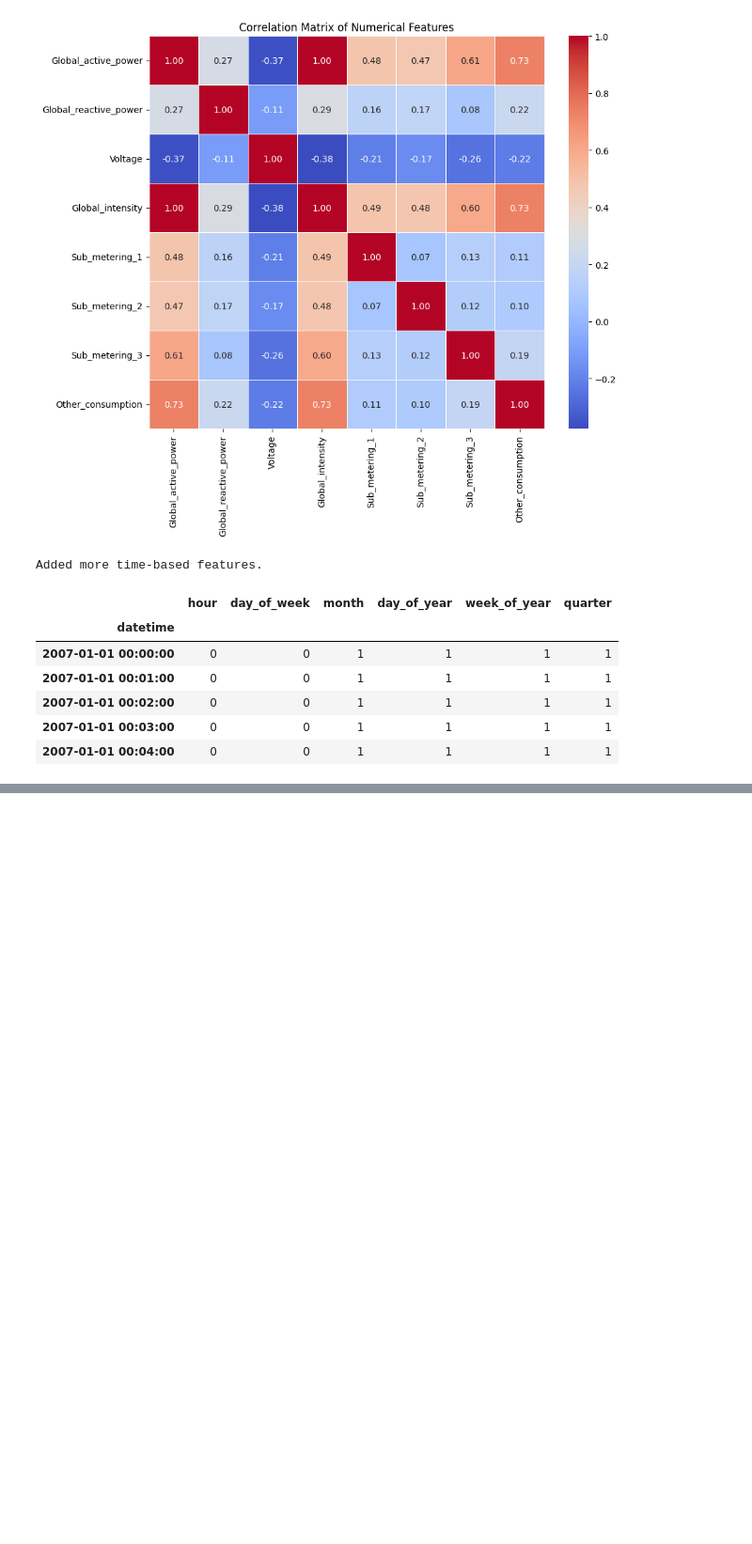
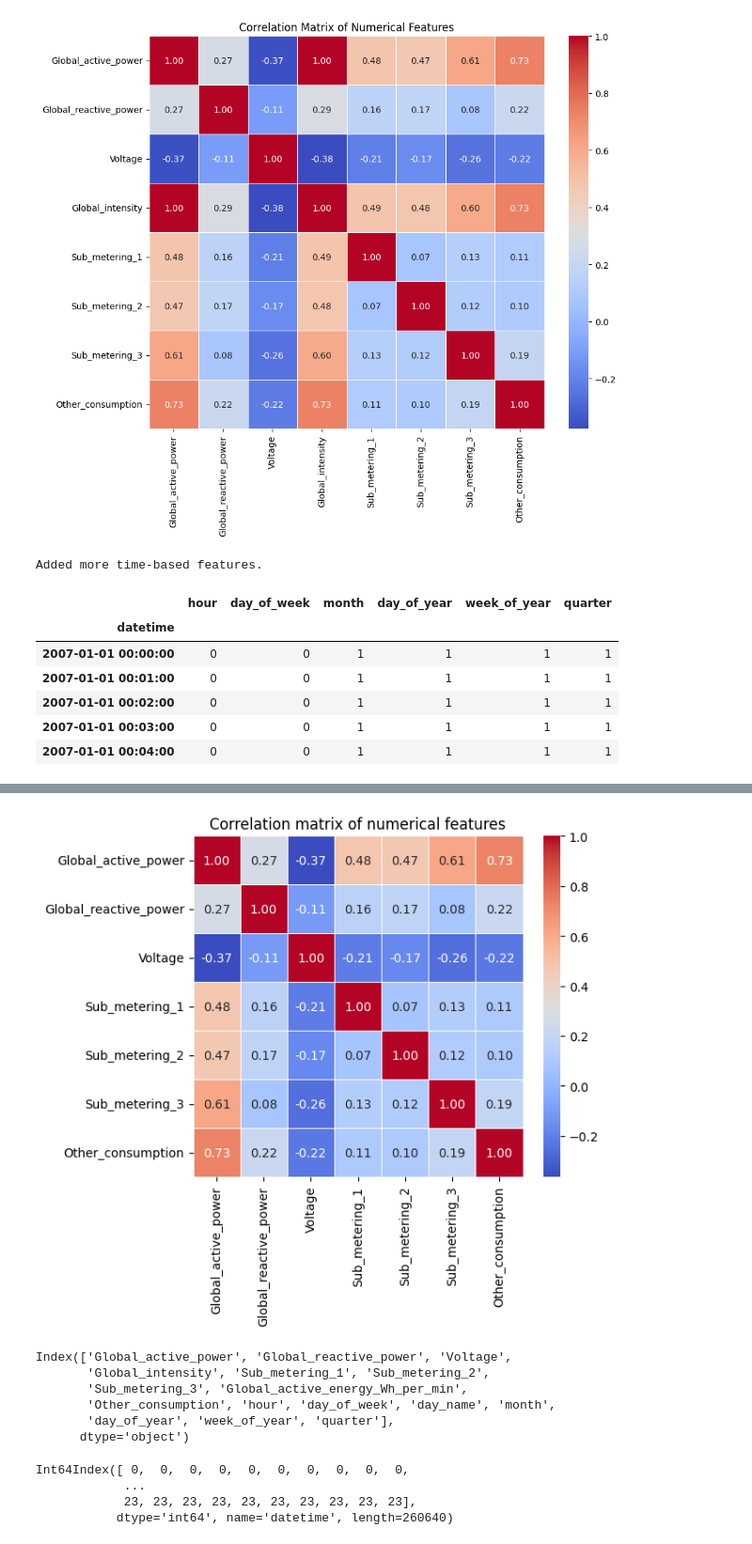
Before and after one commit to rshikha95/Sustainability-Energy-Project, a Jupyter notebook: 01_Data_Loading_and_EDA.ipynb, the cells around one changed output, grey strips where cells are left out. Shown at 94% size. Cells and saved outputs as stored; diff of their text form; code cells hidden in the pictures; blank space fills up the shorter version.

Commit message:
Generated complete correlation matrix and refined key observations

```diff
--- a/01_Data_Loading_and_EDA.ipynb
+++ b/01_Data_Loading_and_EDA.ipynb
@@ -408,0 +519,35 @@ Added more time-based features.
+# %%
+# Correlation analysis
+
+if df is not None:
+    numerical_cols_for_corr = ['Global_active_power', 'Global_reactive_power', 'Voltage', 'GLobal_intensity', 'Sub_metering_1', 'Sub_metering_2',
+                               'Sub_metering_3', 'Other_consumption']
+    # Check if all the columns actually exist in df
+    existing_numerical_cols = [col for col in numerical_cols_for_corr if col in df.columns]
+    if existing_numerical_cols:
+        correlation_matrix = df[existing_numerical_cols].corr()
+        plt.figure(figsize = (6,5))
+        sns.heatmap(correlation_matrix, annot=True, cmap='coolwarm', fmt=".2f", linewidth=.5)
+        plt.title('Correlation matrix of numerical features')
+        plt.show()
+
+    else:
+        print("No numerical columns found in corr matrix")
+# %% [output]
+[figure, added]
+# %%
+df.columns
+# %% [output]
+Index(['Global_active_power', 'Global_reactive_power', 'Voltage',
+       'Global_intensity', 'Sub_metering_1', 'Sub_metering_2',
+       'Sub_metering_3', 'Global_active_energy_Wh_per_min',
+       'Other_consumption', 'hour', 'day_of_week', 'day_name', 'month',
+       'day_of_year', 'week_of_year', 'quarter'],
+      dtype='object')
+# %%
+df.index.hour
+# %% [output]
+Int64Index([ 0,  0,  0,  0,  0,  0,  0,  0,  0,  0,
+            ...
+            23, 23, 23, 23, 23, 23, 23, 23, 23, 23],
+           dtype='int64', name='datetime', length=260640)
```
Also changed, not shown: parts of 4 cells of this notebook.
